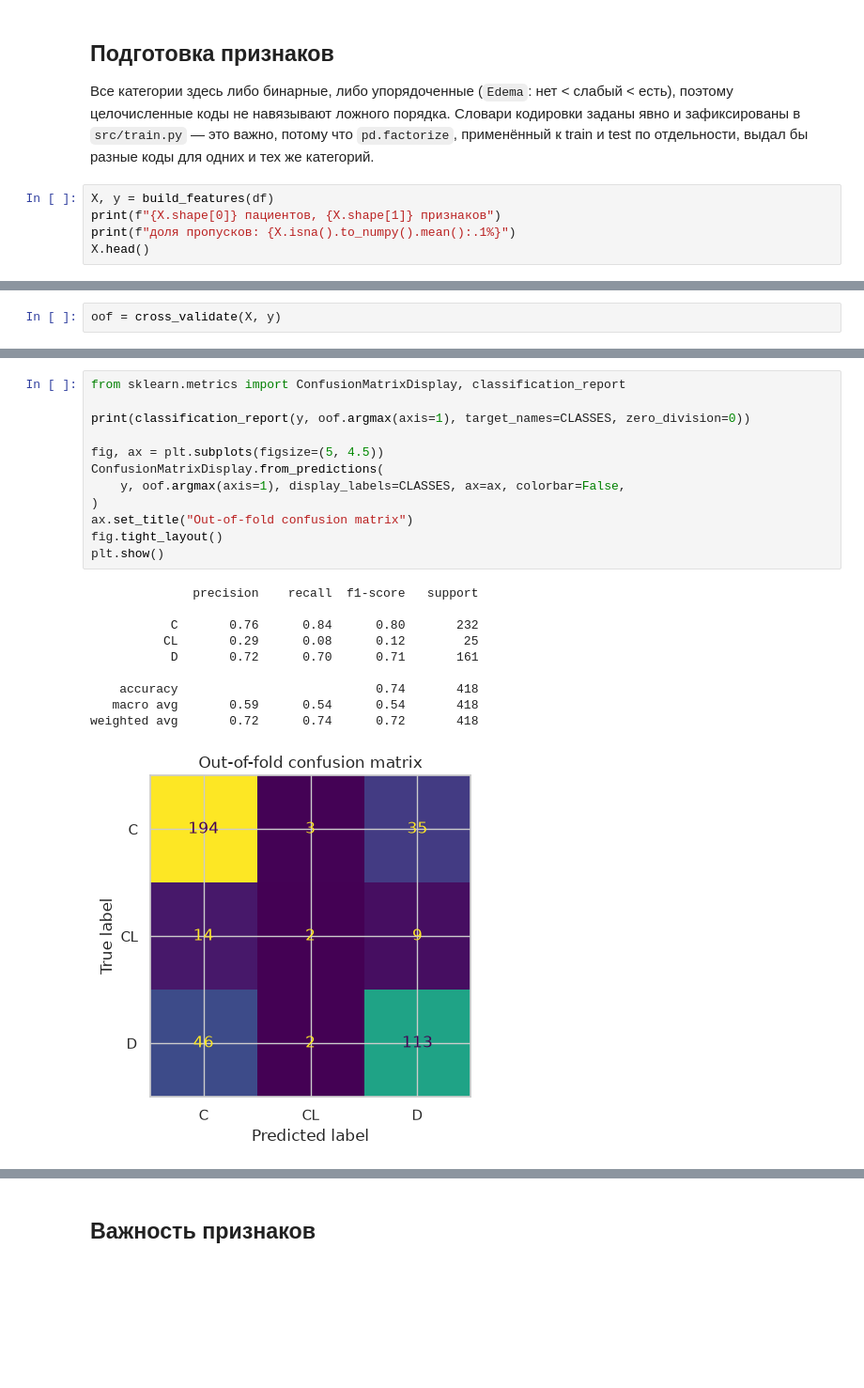
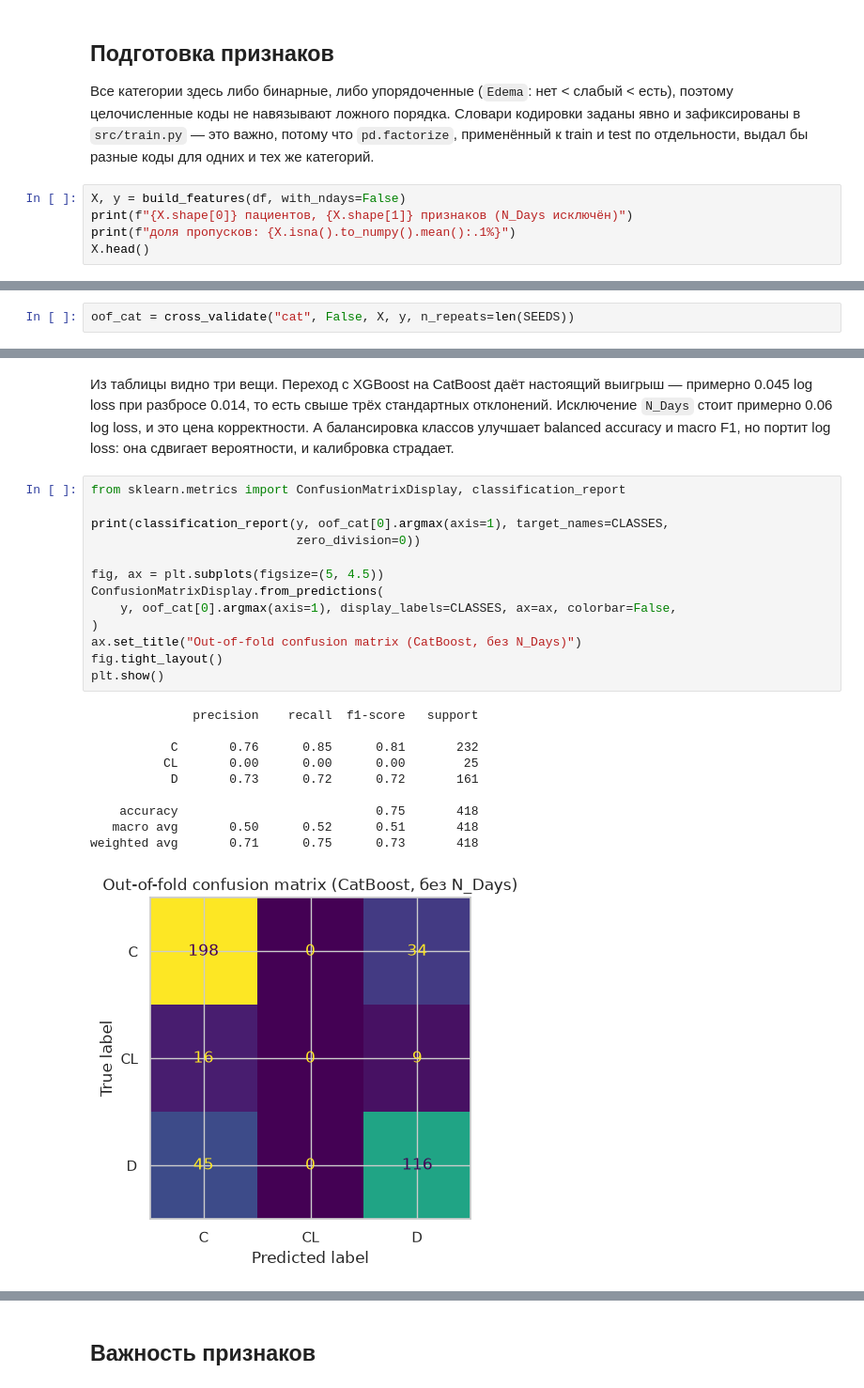
Before and after one commit to AnnaKazarian13/clustering-physical-activity, a Jupyter notebook: notebooks/medical_status_xgboost.ipynb, the cells around one changed output, grey strips where cells are left out. Shown at 94% size. Saved outputs shown, nothing was run; the diff lists cells and outputs as text; blank space fills up the shorter version.

```diff
--- a/notebooks/medical_status_xgboost.ipynb
+++ b/notebooks/medical_status_xgboost.ipynb
@@ -110,8 +183,8 @@ plt.show()
 в `src/train.py` — это важно, потому что `pd.factorize`, применённый к train и test по
 отдельности, выдал бы разные коды для одних и тех же категорий.
 # %%
-X, y = build_features(df)
-print(f"{X.shape[0]} пациентов, {X.shape[1]} признаков")
+X, y = build_features(df, with_ndays=False)
+print(f"{X.shape[0]} пациентов, {X.shape[1]} признаков (N_Days исключён)")
 print(f"доля пропусков: {X.isna().to_numpy().mean():.1%}")
 X.head()
 # %% [output]
@@ -132,3 +206,3 @@ X.head()
 # %%
-oof = cross_validate(X, y)
+oof_cat = cross_validate("cat", False, X, y, n_repeats=len(SEEDS))
 # %% [output]
@@ -160,23 +275,30 @@ Baseline (априорные вероятности)
+# %% [markdown]
+Из таблицы видно три вещи. Переход с XGBoost на CatBoost даёт настоящий выигрыш — примерно
+0.045 log loss при разбросе 0.014, то есть свыше трёх стандартных отклонений. Исключение
+`N_Days` стоит примерно 0.06 log loss, и это цена корректности. А балансировка классов
+улучшает balanced accuracy и macro F1, но портит log loss: она сдвигает вероятности,
+и калибровка страдает.
 # %%
 from sklearn.metrics import ConfusionMatrixDisplay, classification_report
 
-print(classification_report(y, oof.argmax(axis=1), target_names=CLASSES, zero_division=0))
+print(classification_report(y, oof_cat[0].argmax(axis=1), target_names=CLASSES,
+                            zero_division=0))
 
 fig, ax = plt.subplots(figsize=(5, 4.5))
 ConfusionMatrixDisplay.from_predictions(
-    y, oof.argmax(axis=1), display_labels=CLASSES, ax=ax, colorbar=False,
+    y, oof_cat[0].argmax(axis=1), display_labels=CLASSES, ax=ax, colorbar=False,
 )
-ax.set_title("Out-of-fold confusion matrix")
+ax.set_title("Out-of-fold confusion matrix (CatBoost, без N_Days)")
 fig.tight_layout()
 plt.show()
 # %% [output]
               precision    recall  f1-score   support
 
-           C       0.76      0.84      0.80       232
-          CL       0.29      0.08      0.12        25
-           D       0.72      0.70      0.71       161
+           C       0.76      0.85      0.81       232
+          CL       0.00      0.00      0.00        25
+           D       0.73      0.72      0.72       161
 
-    accuracy                           0.74       418
-   macro avg       0.59      0.54      0.54       418
-weighted avg       0.72      0.74      0.72       418
+    accuracy                           0.75       418
+   macro avg       0.50      0.52      0.51       418
+weighted avg       0.71      0.75      0.73       418
-[figure, old version]
+[figure, new version]
```
Also changed, not shown: parts of 28 cells of this notebook, 6 other files.
